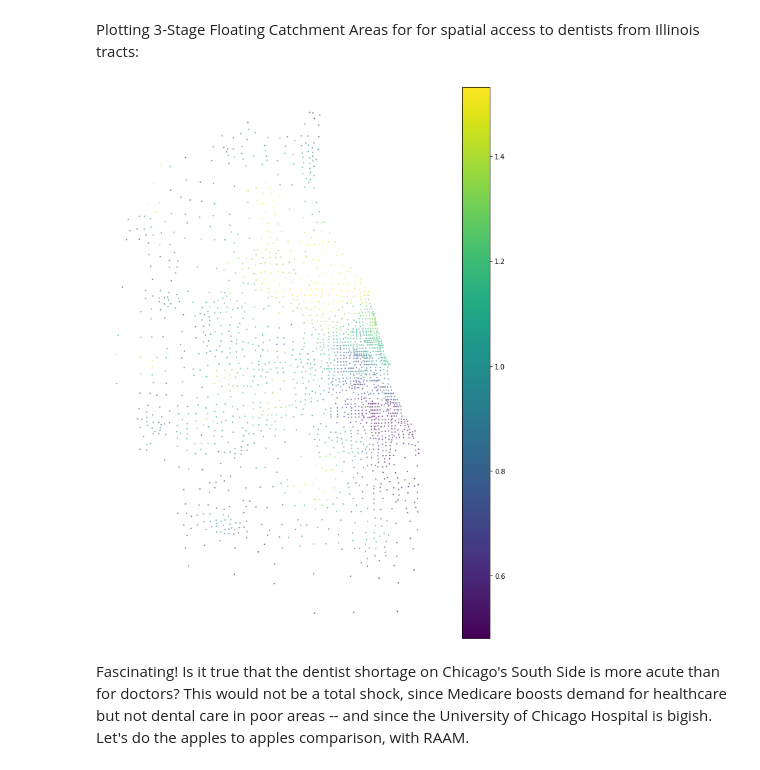
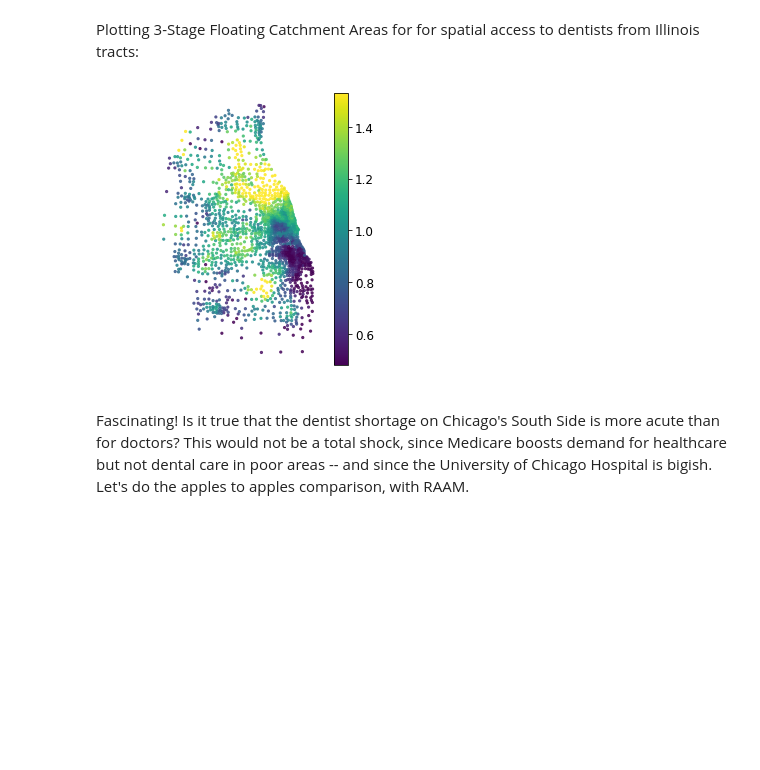
Before and after one commit to pysal/access, a Jupyter notebook: notebooks/examples.ipynb, the cells around one changed output. Drawn from its saved outputs; the diff is of its cells as text; code cells hidden in the pictures; blank space fills up the shorter version.

```diff
--- a/notebooks/examples.ipynb
+++ b/notebooks/examples.ipynb
@@ -46,8 +47,8 @@ The il_times.csv contains geoid fields for the origin and destination tracts and
 # times = examples.il_times.rename(columns={'destination':'dest'})
 # il_doc = examples.il_doc.set_index('geoid')
 # il_pop = examples.il_pop.set_index('geoid')
-times = datasets.load_data('chi_timesd')
-chi_pop = datasets.load_data('chi_pop')
+times = datasets.load_data('chi_times')
+chi_pop = datasets.load_data('chi_pop_geom')
 # %%
 times.head()
 # %% [output]
@@ -241,10 +261,13 @@ Name: raam_doc, dtype: float64
 # %%
 il_map = chi_doc.set_index('geoid')[["geometry"]].join(A.norm_access_df, how = "inner")
 
-def plot(v, swap = False, ax = None, leg = True):
+def plot(v, ax = None, leg = True):
 
-    il_map.plot(v, legend = leg, figsize = (15, 15), cmap = "viridis" if swap else "viridis_r",
-                markersize = 1.5, alpha = 0.5, ax = ax,
+    swap_colors = "raam" in v
+
+    il_map.plot(v, legend = leg, figsize = (5, 5),
+                cmap = "viridis_r" if swap_colors else "viridis",
+                markersize = 5, alpha = 0.8, ax = ax,
                 vmin = il_map[v].quantile(0.05), vmax = il_map[v].quantile(0.95)).set_axis_off()
 # %% [markdown]
 Plotting RAAM for spatial access to doctors from Illinois tracts:
@@ -255,9 +278,9 @@ plot("raam_doc")
 # %% [markdown]
 Plotting 3-Stage Floating Catchment Areas for for spatial access to dentists from Illinois tracts:
 # %%
-plot("3sfca_dentist", swap = True)
+plot("3sfca_dentist")
 # %% [output]
-[figure, old version]
+[figure, new version]
 # %% [markdown]
 Fascinating!  Is it true that the dentist shortage on Chicago's South Side is more acute than for doctors?  This would not be a total shock, since Medicare boosts demand for healthcare but not dental care in poor areas -- and since the University of Chicago Hospital is bigish.  Let's do the apples to apples comparison, with RAAM.
 # %% [markdown]
```
Also changed, not shown: parts of 15 cells of this notebook, 8 other files.
